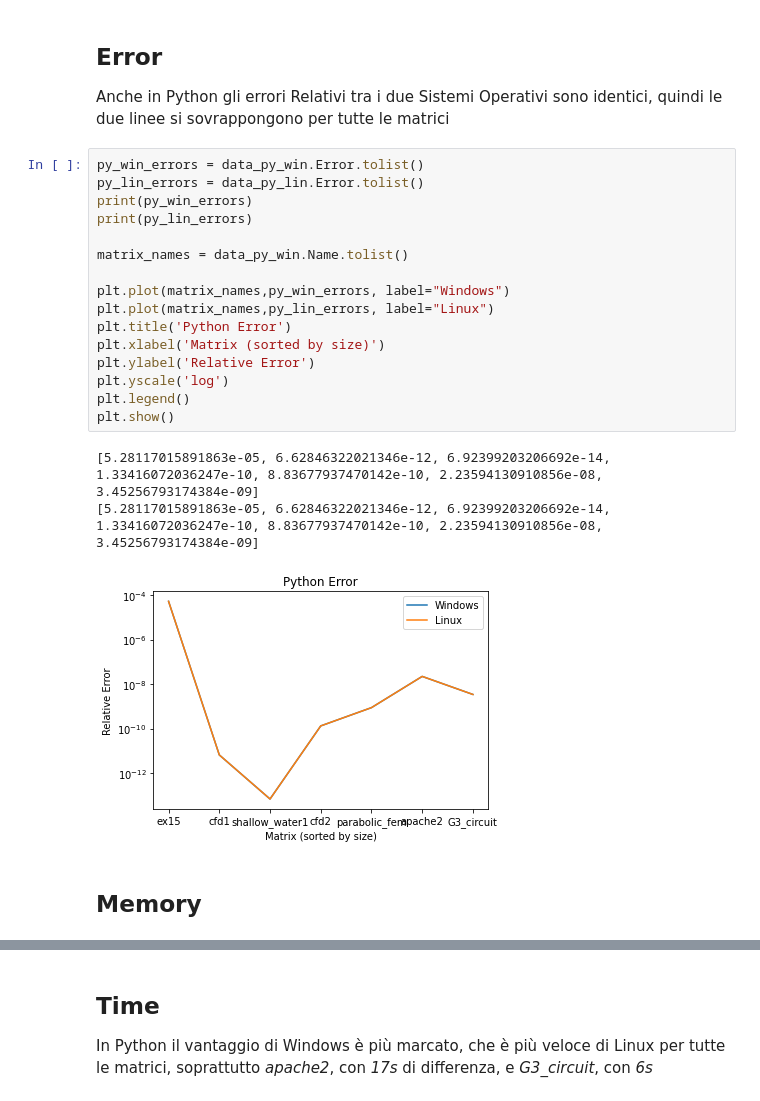
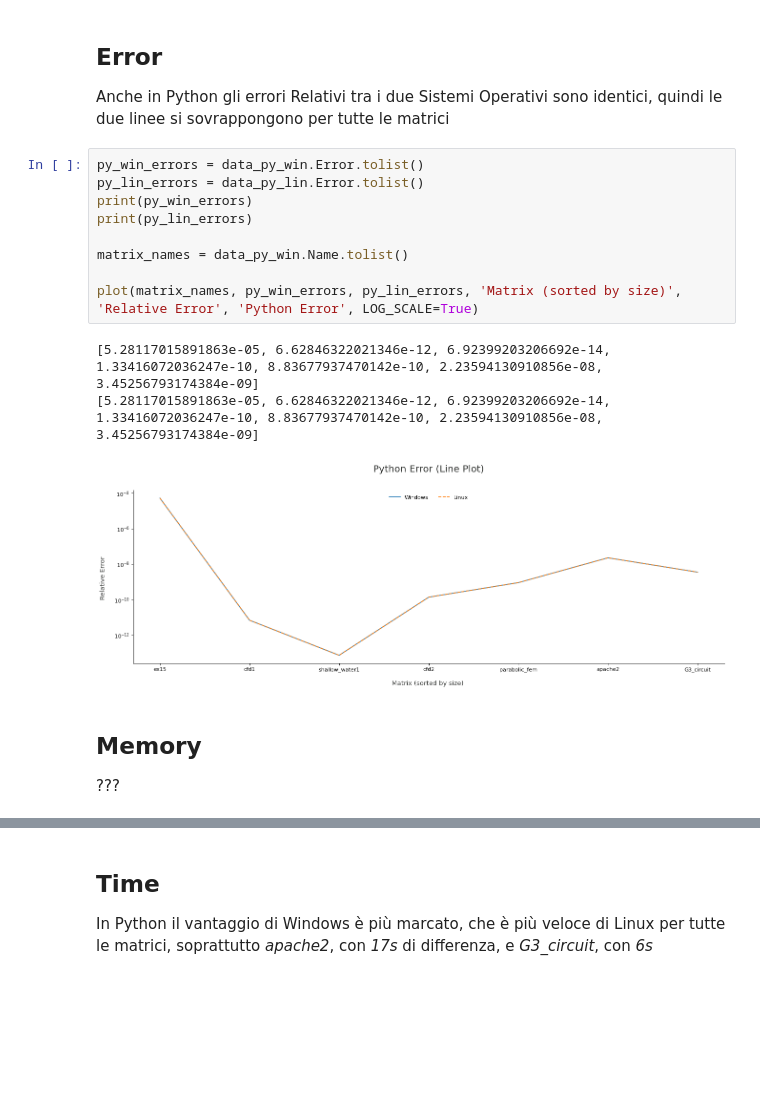
Before and after one commit to simonebenitozzi/cholesky-analysis, a Jupyter notebook: Analysis/model/OSCompare.ipynb, the cells around one changed output, grey strips where cells are left out. Cells and saved outputs as stored; diff of their text form; blank space fills up the shorter version.

```diff
--- a/Analysis/model/OSCompare.ipynb
+++ b/Analysis/model/OSCompare.ipynb
@@ -125,25 +187,20 @@ Anche in Python gli errori Relativi tra i due Sistemi Operativi sono identici, q
 # %%
 py_win_errors = data_py_win.Error.tolist()
 py_lin_errors = data_py_lin.Error.tolist()
 print(py_win_errors)
 print(py_lin_errors)
 
 matrix_names = data_py_win.Name.tolist()
 
-plt.plot(matrix_names,py_win_errors, label="Windows")
-plt.plot(matrix_names,py_lin_errors, label="Linux")
-plt.title('Python Error')
-plt.xlabel('Matrix (sorted by size)')
-plt.ylabel('Relative Error')
-plt.yscale('log')
-plt.legend()
-plt.show()
+plot(matrix_names, py_win_errors, py_lin_errors, 'Matrix (sorted by size)', 'Relative Error', 'Python Error', LOG_SCALE=True)
 # %% [output]
 [5.28117015891863e-05, 6.62846322021346e-12, 6.92399203206692e-14, 1.33416072036247e-10, 8.83677937470142e-10, 2.23594130910856e-08, 3.45256793174384e-09]
 [5.28117015891863e-05, 6.62846322021346e-12, 6.92399203206692e-14, 1.33416072036247e-10, 8.83677937470142e-10, 2.23594130910856e-08, 3.45256793174384e-09]
-[figure, old version]
+[figure, new version]
 # %% [markdown]
 ## Memory
+
+???
 # %%
 py_win_mem = data_py_win.Memory.tolist()
 py_lin_mem = data_py_lin.Memory.tolist()
```
Also changed, not shown: parts of 8 cells of this notebook, 1 other file.
